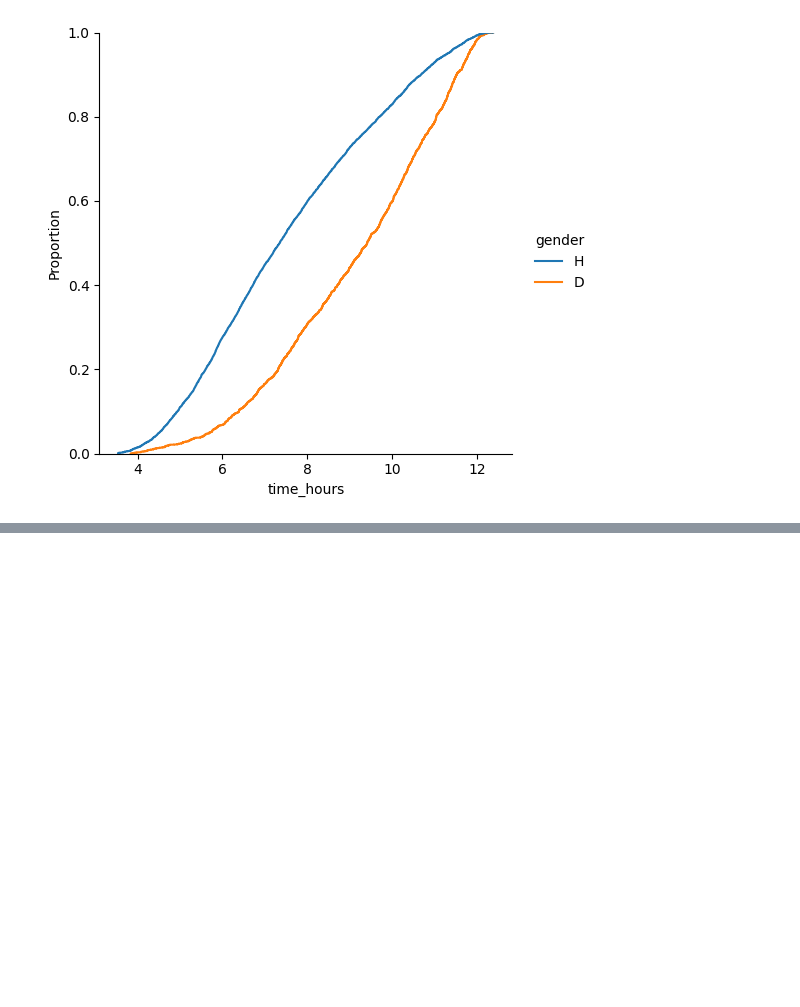
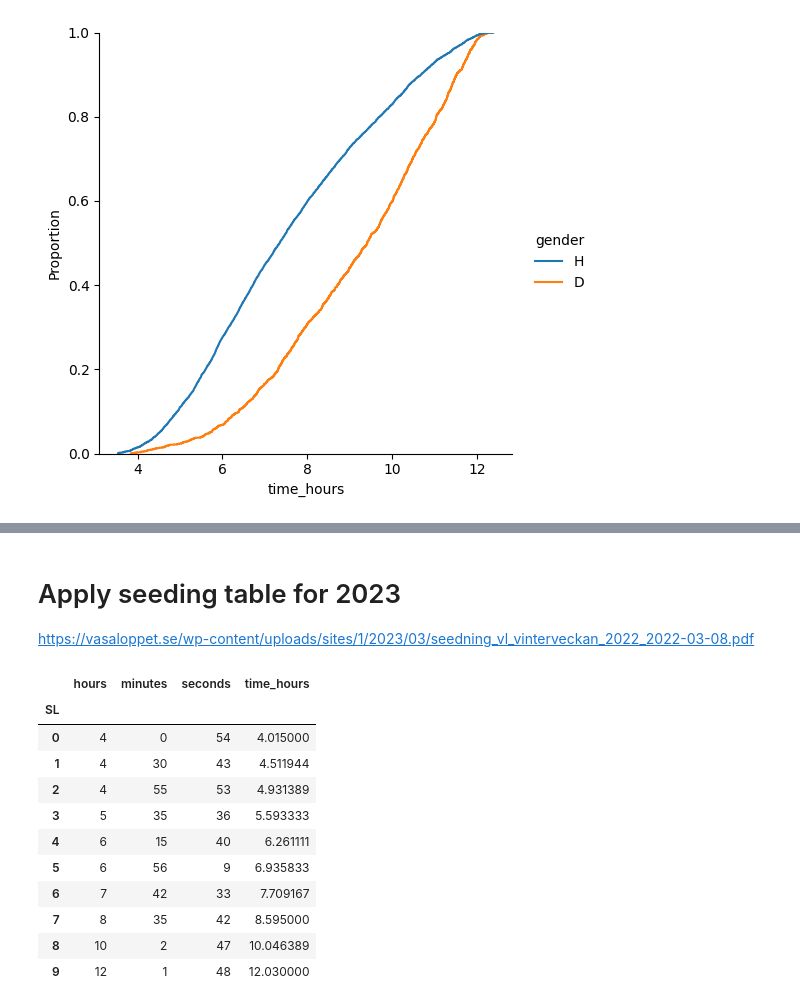
Before and after one commit to morganstrom/vasaloppet-seedning, a Jupyter notebook: notebooks/Vasaloppet 2022 EDA.ipynb, the cells around one changed output, grey strips where cells are left out. Drawn from its saved outputs; the diff is of its cells as text; code cells hidden in the pictures; blank space fills up the shorter version.

```diff
--- a/notebooks/Vasaloppet 2022 EDA.ipynb
+++ b/notebooks/Vasaloppet 2022 EDA.ipynb
@@ -69,3 +70,31 @@ vasaloppet.sort_values("time_hours").tail()
 | 12042 | Westström, Frank (FIN) | <span class="text-muted">–</span> | H70 | 10059 | 12:22:26 | 12 | 22 | 26 | 12.373889 | H | ... |
 | 3977 | Morsing, Jessica (SWE) | IK Stern | D55 | 1990 | 12:22:56 | 12 | 22 | 56 | 12.382222 | D | ... |
 | 12043 | Bengtsson, Tommy (SWE) | IK Stern | H75 | 10060 | 12:23:38 | 12 | 23 | 38 | 12.393889 | H | ... |
+# %% [markdown]
+# Apply seeding table for 2023
+
+https://vasaloppet.se/wp-content/uploads/sites/1/2023/03/seedning_vl_vinterveckan_2022_2022-03-08.pdf
+# %%
+seedning = pd.DataFrame({
+    "SL": [0, 1, 2, 3, 4, 5, 6, 7, 8, 9],
+    "hours":   [ 4,  4,  4,  5,  6,  6,  7,  8, 10, 12],
+    "minutes": [ 0, 30, 55, 35, 15, 56, 42, 35,  2,  1],
+    "seconds": [54, 43, 53, 36, 40,  9, 33, 42, 47, 48]
+}).set_index("SL")
+# %%
+seedning["time_hours"] = seedning["hours"] + seedning["minutes"] / 60 + seedning["seconds"] / (60*60)
+# %%
+seedning
+# %% [output]
+|  | hours | minutes | seconds | time_hours |
+| SL |  |  |  |  |
+| 0 | 4 | 0 | 54 | 4.015000 |
+| 1 | 4 | 30 | 43 | 4.511944 |
+| 2 | 4 | 55 | 53 | 4.931389 |
+| 3 | 5 | 35 | 36 | 5.593333 |
+| 4 | 6 | 15 | 40 | 6.261111 |
+| 5 | 6 | 56 | 9 | 6.935833 |
+| 6 | 7 | 42 | 33 | 7.709167 |
+| 7 | 8 | 35 | 42 | 8.595000 |
+| 8 | 10 | 2 | 47 | 10.046389 |
+| 9 | 12 | 1 | 48 | 12.030000 |
```
Also changed, not shown: parts of 4 cells of this notebook, 4 other files.
